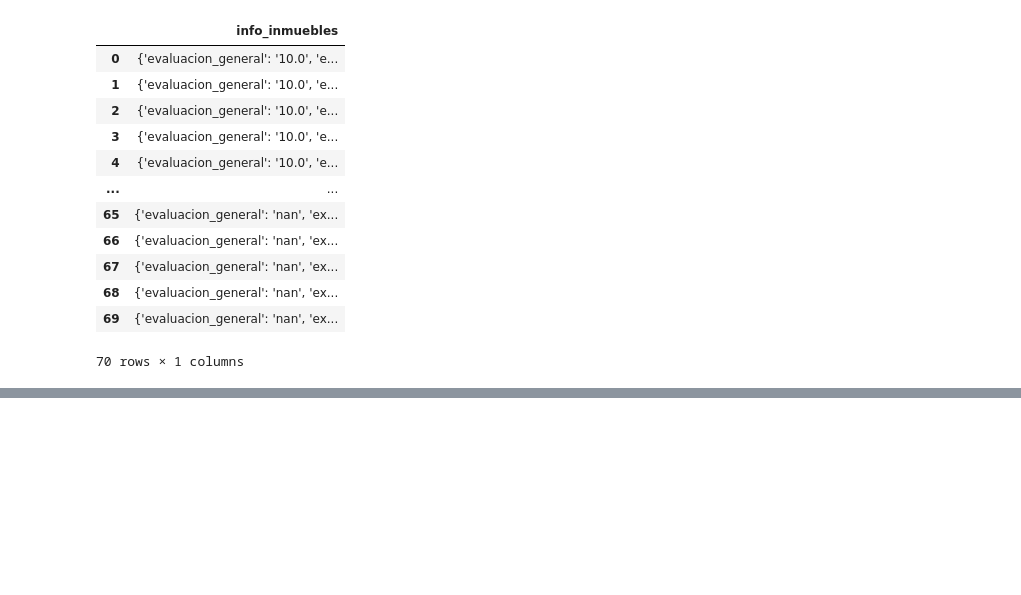
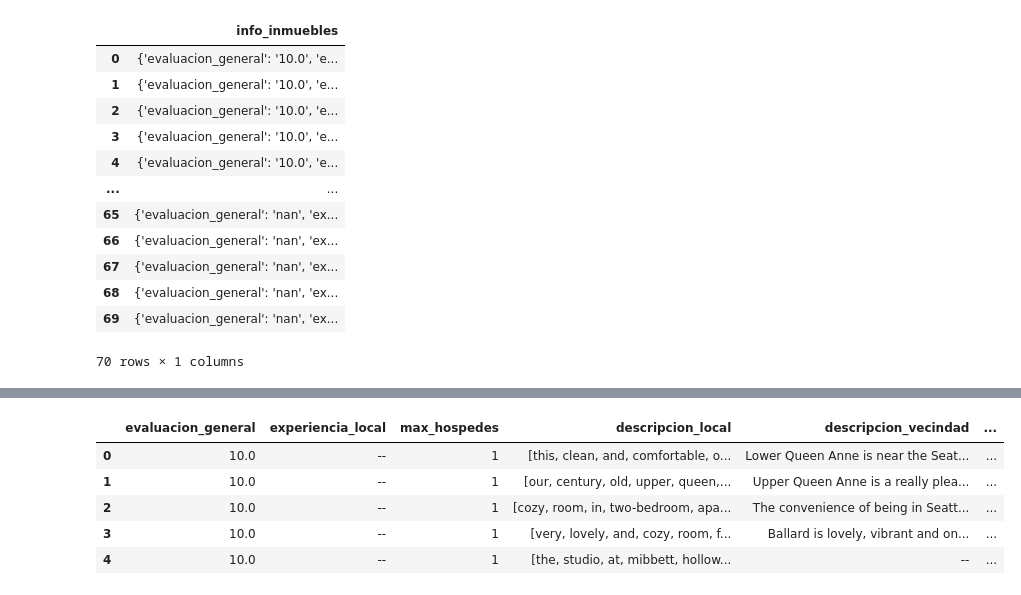
Before and after one commit to TAGARA-TECH/Pandas_transformacion_y_manipulacion_de_datos, a Jupyter notebook: Pandas_Tratamiento_Manipulacion_Datos.ipynb, the cells around one changed output, grey strips where cells are left out. Drawn from its saved outputs; the diff is of its cells as text; code cells hidden in the pictures; blank space fills up the shorter version.

```diff
--- a/Pandas_Tratamiento_Manipulacion_Datos.ipynb
+++ b/Pandas_Tratamiento_Manipulacion_Datos.ipynb
@@ -883,0 +1095,14 @@ datos
+# %%
+import pandas as pd
+import numpy as np
+
+# Suponiendo que el DataFrame 'datos' ya está cargado y procesado hasta este punto
+
+# Limpiar la columna 'precio' eliminando '$' y ',' y eliminando espacios en blanco
+datos['precio'] = datos['precio'].apply(lambda x: str(x).replace('$', '').replace(',', '').strip())
+# ver tema applymap en vez de apply min4.50  curso 2.08
+# Ahora, convierte los valores de cadena limpiados a float64
+# Asegúrate de que la limpieza anterior tuvo éxito y no hay valores no convertibles
+datos['precio'] = datos['precio'].astype(np.float64)
+
+datos.info()
@@ -883,0 +1157,3 @@ datos
+# %%
+#Tokenizacion simple Tokenizacion es la divicion del texto en token, en unidades mas pequeñas. Separaremos por palabras.
+datos['descripcion_local'] = datos['descripcion_local'].str.lower()
@@ -883,0 +1173,7 @@ datos
+# %%
+# Limpiar la columna 'descripcion_local' eliminando caracteres que no son alfanuméricos o guiones
+# Corregir el patrón de la expresión regular para cerrar correctamente el set de caracteres
+datos['descripcion_local'] = datos['descripcion_local'].str.replace('[^a-zA-Z0-9\-\-]', ' ', regex=True)
+
+# Puedes verificar el resultado en un ejemplo
+print(datos['descripcion_local'][3169])
@@ -883,0 +1182,7 @@ datos
+# %%
+# borrar guiones que no tengan un caracter a la derecha o a la izquierda
+# Usamos (?<!\w)-(?!\w) para encontrar guiones que no están rodeados por caracteres de palabra.
+# Reemplazamos esos guiones con un espacio.
+datos['descripcion_local'] = datos['descripcion_local'].str.replace(r'(?<!\w)-(?!\w)', ' ', regex=True)
+
+datos['descripcion_local'].head()
@@ -883,0 +1197,10 @@ datos
+# %%
+datos['descripcion_local'] = datos['descripcion_local'].str.split()
+datos.head()
+# %% [output]
+|  | evaluacion_general | experiencia_local | max_hospedes | descripcion_local | descripcion_vecindad | ... |
+| 0 | 10.0 | -- | 1 | [this, clean, and, comfortable, o... | Lower Queen Anne is near the Seat... | ... |
+| 1 | 10.0 | -- | 1 | [our, century, old, upper, queen,... | Upper Queen Anne is a really plea... | ... |
+| 2 | 10.0 | -- | 1 | [cozy, room, in, two-bedroom, apa... | The convenience of being in Seatt... | ... |
+| 3 | 10.0 | -- | 1 | [very, lovely, and, cozy, room, f... | Ballard is lovely, vibrant and on... | ... |
+| 4 | 10.0 | -- | 1 | [the, studio, at, mibbett, hollow... | -- | ... |
```
Also changed, not shown: parts of 27 cells of this notebook.
